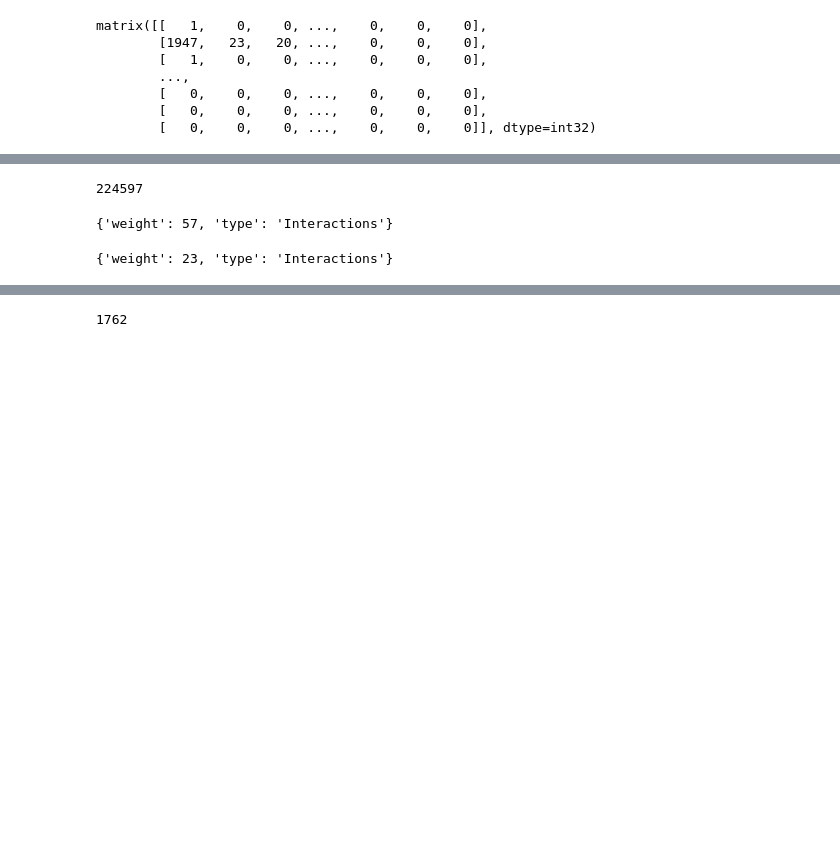
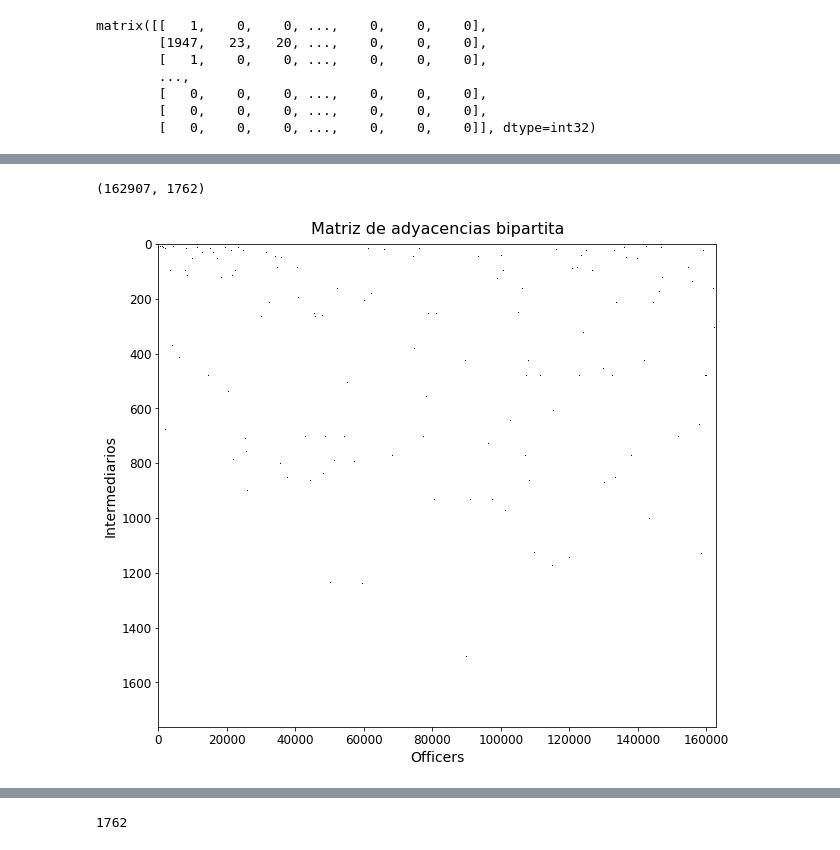
Before and after one commit to edgrz/panama-papers, a Jupyter notebook: weight_graph.ipynb, the cells around one changed output, grey strips where cells are left out. Cells and saved outputs as stored; diff of their text form; code cells hidden in the pictures; blank space fills up the shorter version.

```diff
--- a/weight_graph.ipynb
+++ b/weight_graph.ipynb
@@ -144,12 +218,25 @@ sorted_officer_dict[0]
-# %%
-sorted_intermediary_dict[1656]
-# %% [output]
-224597
-# %%
-G_bipartite[481167][215862]
-# %% [output]
-{'weight': 57, 'type': 'Interactions'}
-# %%
-G_bipartite[481167][214676]
-# %% [output]
-{'weight': 23, 'type': 'Interactions'}
+# %%
+A_dense.shape
+# %% [output]
+(162907, 1762)
+# %%
+A_dense = A.todense().T
+A_dense = A_dense.astype('float')
+A_dense[A_dense==0.0] = np.nan
+# %%
+plt.figure(figsize=(10, 10))
+plt.title("Matriz de adyacencias bipartita",pad=10,fontsize=16)
+plt.imshow(A_dense, cmap='hot', interpolation='nearest',extent=[0,162907,1762,0], aspect = 80,origin='upper')
+#plt.imshow(A.todense().T, cmap='hot',extent=[0,162907,0,1762], aspect = 80)
+#plt.matshow(A.todense().T, cmap='hot',extent=[0,162907,0,1762], aspect = 80)
+#plt.colorbar(fraction=0.04, pad=0.04)
+#plt.clim(0,10)
+#plt.xlim(0,100000)
+#plt.ylim(1000,1762)
+plt.xlabel("Officers",fontsize=14)
+plt.ylabel("Intermediarios",fontsize=14)
+plt.xticks(fontsize=12)
+plt.yticks(fontsize=12)
+plt.show()
+# %% [output]
+[figure, added]
```
Also changed, not shown: parts of 33 cells of this notebook, 2 other files.
